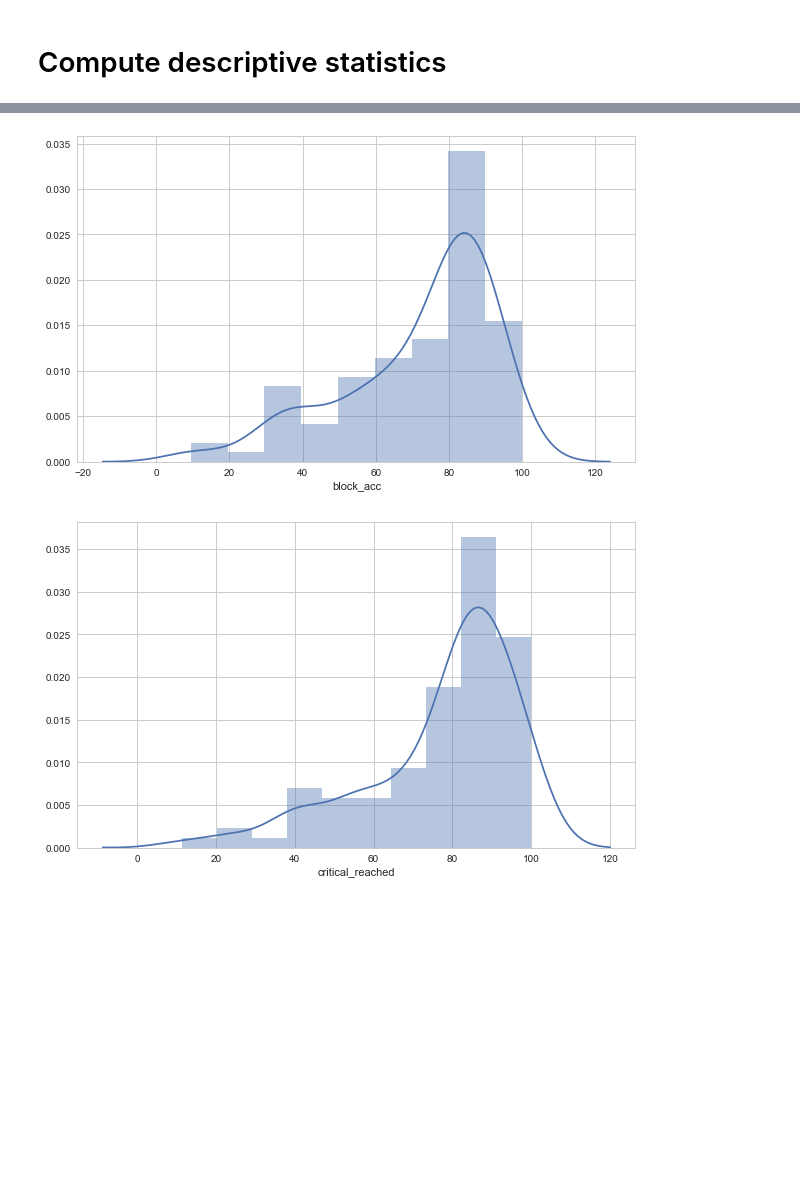
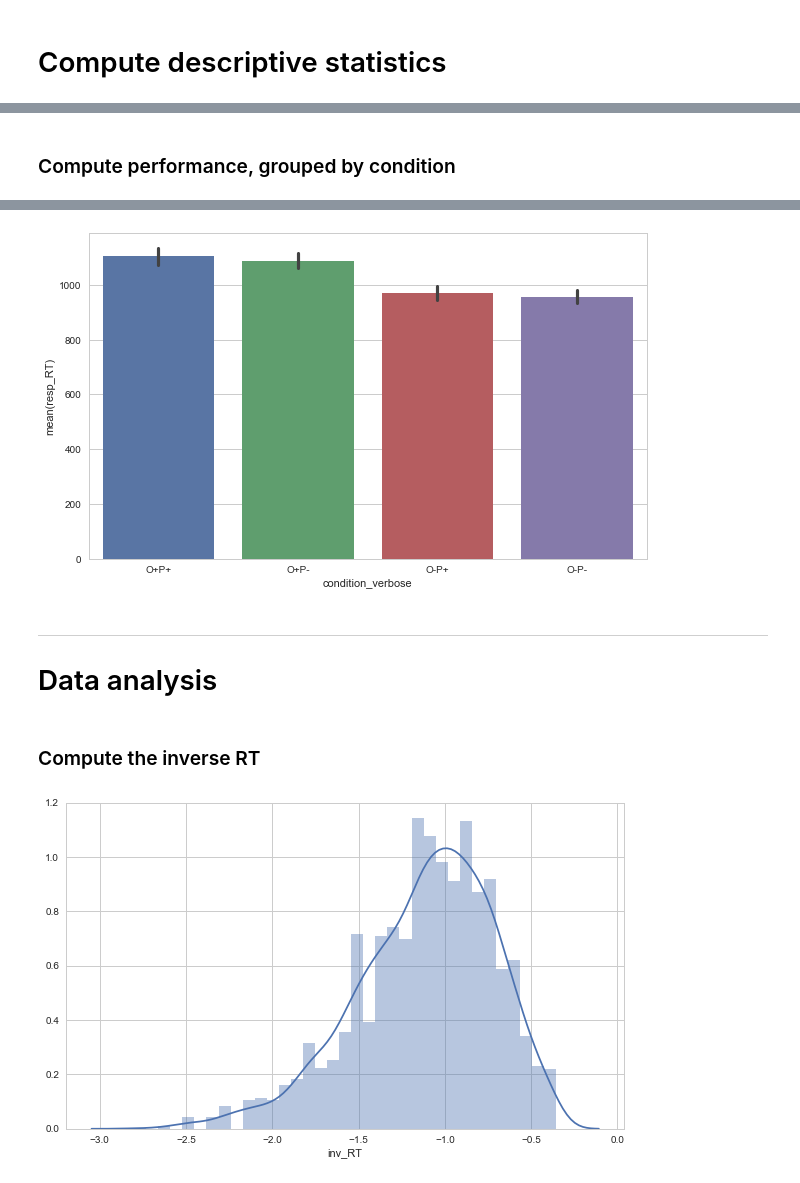
Before and after one commit to NickAnderegg/rpacr-analysis, a Jupyter notebook: New Maze Analysis.ipynb, the cells around one changed output, grey strips where cells are left out. Drawn from its saved outputs; the diff is of its cells as text; code cells hidden in the pictures; blank space fills up the shorter version.

```diff
--- a/New Maze Analysis.ipynb
+++ b/New Maze Analysis.ipynb
@@ -980,0 +994,10 @@ fig.savefig('descriptives/critical_reached.png')
+# %% [markdown]
+### Compute performance, grouped by condition
+# %%
+condition_groups = criticals_only[['condition', 'resp_RT', 'resp_acc']].groupby('condition').describe()
+display(condition_groups)
+
+p = sns.barplot(x='condition_verbose', y='resp_RT', order=['O+P+', 'O+P-', 'O-P+', 'O-P-'], data=criticals_only)
+fig = p.get_figure()
+fig.savefig('descriptives/resp_RT_by_condition.png')
+# %% [output]
@@ -981,13 +1011,15 @@ fig.savefig('descriptives/critical_reached.png')
+[figure, added]
+# %% [markdown]
+---
+
+# Data analysis
+# %% [markdown]
+### Compute the inverse RT
 # %%
-figsize(10,6)
-p = sns.distplot(performance_by_sent['block_acc'])
+criticals_only['inv_RT'] = -1000/criticals_only['resp_RT']
+
+p = sns.distplot(criticals_only['inv_RT'])
 fig = p.get_figure()
-fig.savefig('descriptives/sent_block_acc.png')
+fig.savefig('descriptives/inverse_resp_RT.png')
 # %% [output]
-[figure, old version]
+[figure, new version]
-# %%
-p = sns.distplot(performance_by_sent['critical_reached'])
-fig = p.get_figure()
-fig.savefig('descriptives/sent_critical_reached.png')
-# %% [output]
-[figure, removed]
```
Also changed, not shown: parts of 51 cells of this notebook, 9 other files.
